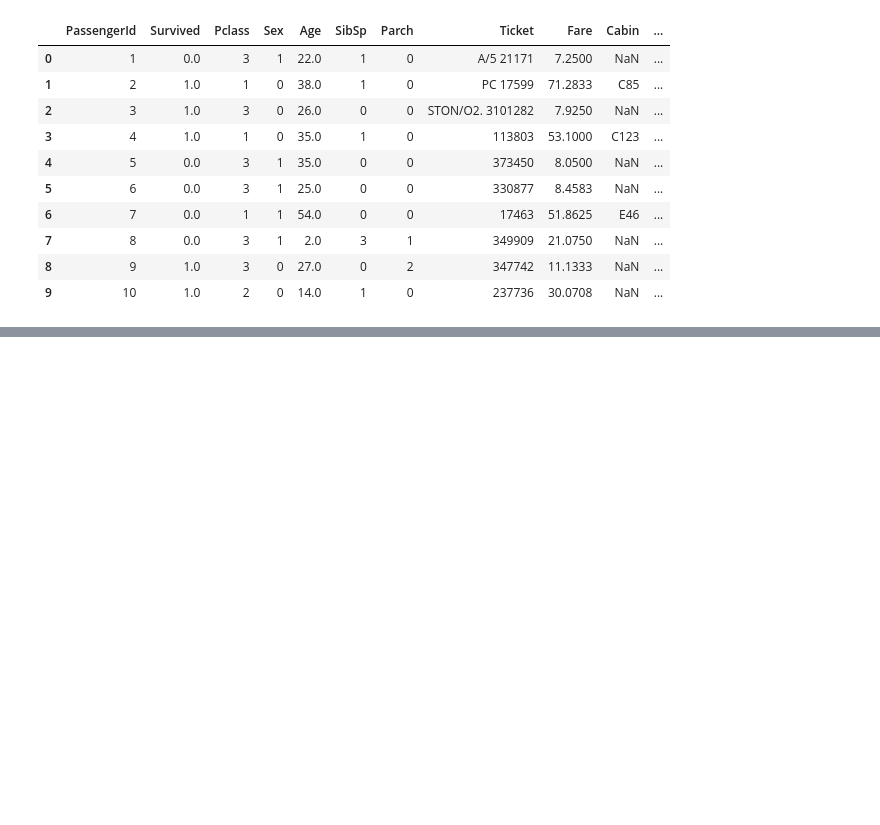
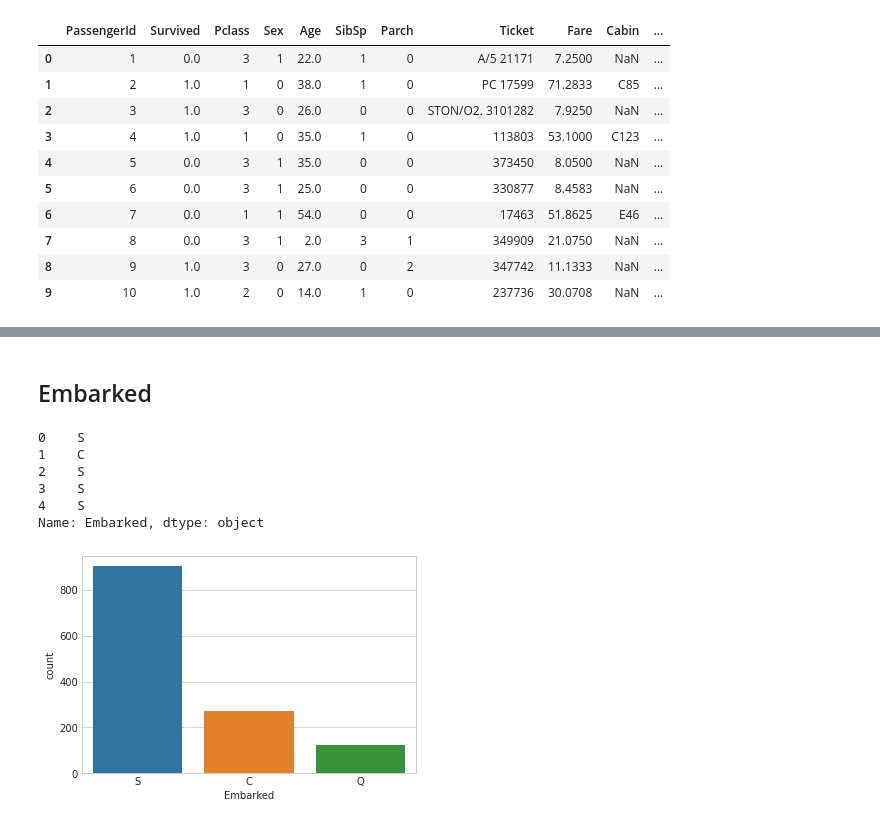
Before and after one commit to mertdedeoglu/Data-Analytics, a Jupyter notebook: Titanic-Analytic.ipynb, the cells around one changed output, grey strips where cells are left out. Drawn from its saved outputs; the diff is of its cells as text; code cells hidden in the pictures; blank space fills up the shorter version.

```diff
--- a/Titanic-Analytic.ipynb
+++ b/Titanic-Analytic.ipynb
@@ -649,0 +720,3 @@ df_train.head(10)
+# %%
+df_train = pd.get_dummies(df_train, columns = ["family_size"])
+df_train.head()
@@ -649,0 +730,17 @@ df_train.head(10)
+# %% [markdown]
+<a id="24"></a></br>
+## Embarked
+# %%
+df_train["Embarked"].head()
+# %% [output]
+0    S
+1    C
+2    S
+3    S
+4    S
+Name: Embarked, dtype: object
+# %%
+sns.countplot(x = "Embarked" , data = df_train)
+plt.show()
+# %% [output]
+[figure, added]
```
Also changed, not shown: parts of 44 cells of this notebook.
